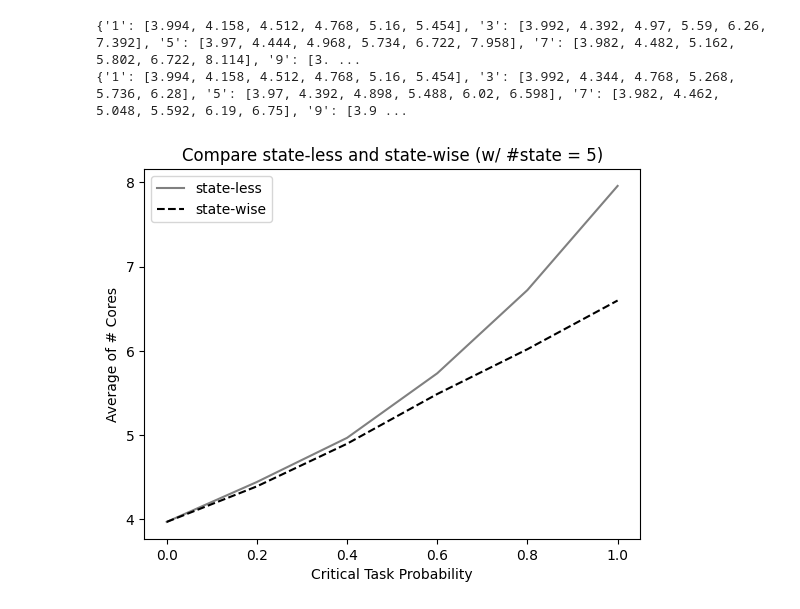
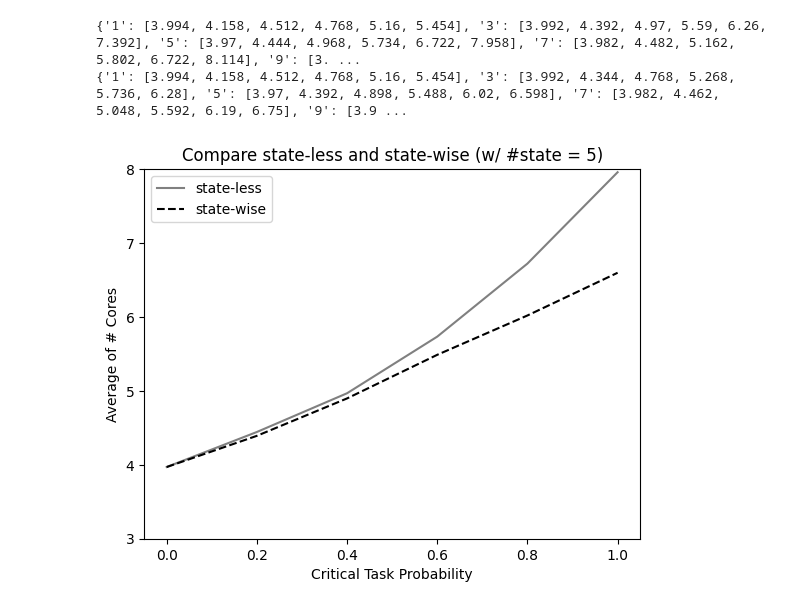
Before and after one commit to Akyeast/softerr_sim, a Jupyter notebook: vis/vis_state.ipynb, the cells around one changed output. Drawn from its saved outputs; the diff is of its cells as text; code cells hidden in the pictures.

```diff
--- a/vis/vis_state.ipynb
+++ b/vis/vis_state.ipynb
@@ -46,24 +45,24 @@ print(state_wise)
 # %%
 # Compare state-wise and state-less with criticality probability (#state = vis_state_num)
 
 vis_state_num = '5'
 
 ax = plt.gca()
 
 plt.plot(critical_prob_list, state_less[vis_state_num], label='state-less', color='gray')
 plt.plot(critical_prob_list, state_wise[vis_state_num], label='state-wise', color='black', linestyle='dashed')
 
 plt.title(f'Compare state-less and state-wise (w/ #state = {vis_state_num})')
 plt.xlabel('Critical Task Probability')
 plt.ylabel('Average of # Cores')
 plt.legend()
 
-# ax.set_ylim([3, 8])
-ax.yaxis.set_major_locator(MaxNLocator(integer=True))
+ax.set_ylim([3, 8])
+ax.yaxis.set_major_locator(plt.MaxNLocator(integer=True))
 
 plt.show()
 # %% [output]
-[figure, old version]
+[figure, new version]
 # %%
 # Compare state-wise and state-less with #states (#critical_prob = vis_critical_prob)
 
```
Also changed, not shown: parts of 2 cells of this notebook, 11 other files.
